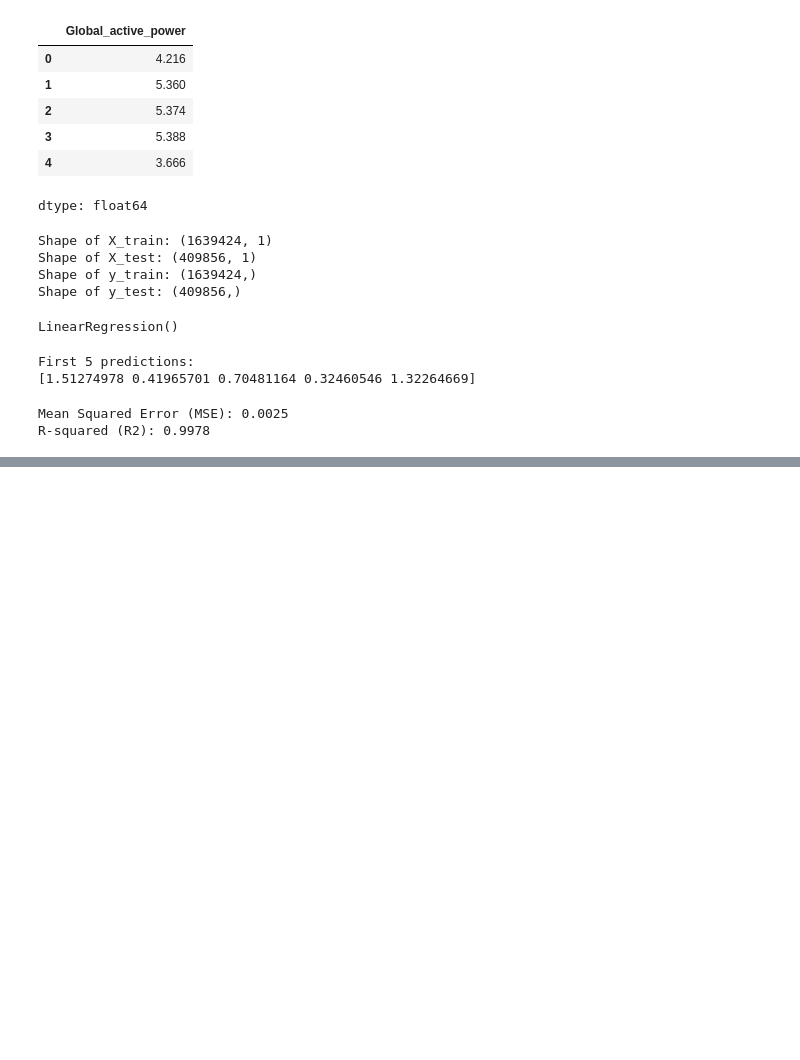
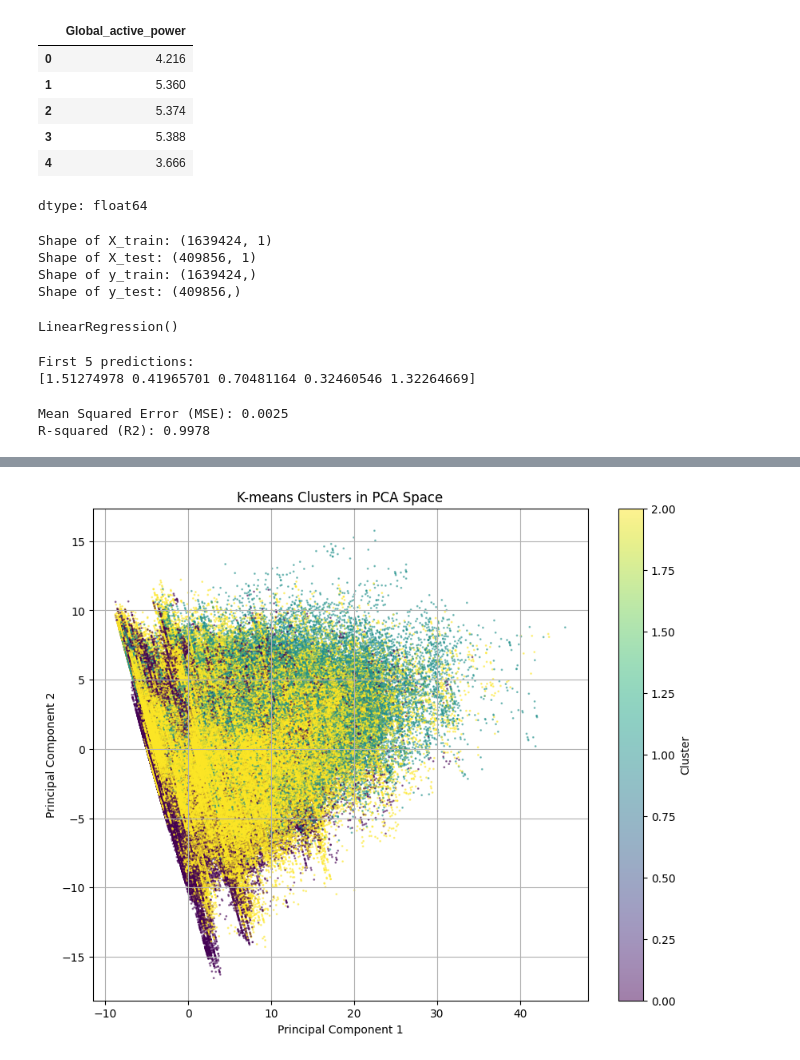
Before and after one commit to PedroH-07/Checkpoint1-SERS, a Jupyter notebook: CP01_SERS.ipynb, the cells around one changed output, grey strips where cells are left out. Saved outputs shown, nothing was run; the diff lists cells and outputs as text; code cells hidden in the pictures; blank space fills up the shorter version.

```diff
--- a/CP01_SERS.ipynb
+++ b/CP01_SERS.ipynb
@@ -412,0 +603,21 @@ R-squared (R2): 0.9978
+# %%
+# The daily_consumption dataframe contains the cluster labels for each day (indexed by Date).
+# The df_pca dataframe contains the PCA components for each minute (indexed by Datetime).
+# We need to map the daily cluster labels to the minute-level PCA results.
+# First, ensure the daily_consumption index is aligned by Date
+daily_consumption_indexed = daily_consumption.set_index('Date')
+
+# Map the daily cluster labels to the original dataframe based on Date
+df['Cluster'] = df.index.normalize().map(daily_consumption_indexed['Cluster'])
+
+# Merge the cluster labels with the PCA results dataframe using the original dataframe's index
+df_pca = df_pca.set_index(df.index)
+df_pca['Cluster'] = df['Cluster']
+
+# Drop rows where Cluster is NaN (due to missing dates in daily_consumption or df_pca)
+df_pca.dropna(subset=['Cluster'], inplace=True)
+
+# Convert the Cluster column to integer type
+df_pca['Cluster'] = df_pca['Cluster'].astype(int)
+
+display(df_pca.head())
@@ -412,0 +632,11 @@ R-squared (R2): 0.9978
+# %%
+plt.figure(figsize=(10, 8))
+plt.scatter(df_pca['PC1'], df_pca['PC2'], c=df_pca['Cluster'], cmap='viridis', s=1, alpha=0.5)
+plt.xlabel('Principal Component 1')
+plt.ylabel('Principal Component 2')
+plt.title('K-means Clusters in PCA Space')
+plt.colorbar(label='Cluster')
+plt.grid(True)
+plt.show()
+# %% [output]
+[figure, added]
```
Also changed, not shown: parts of 27 cells of this notebook.
